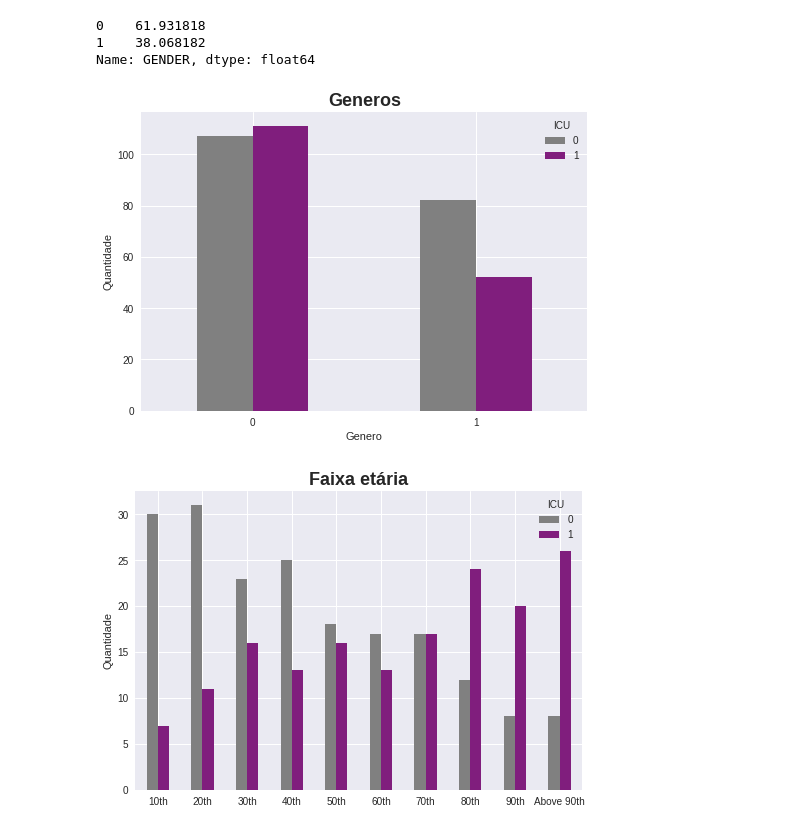
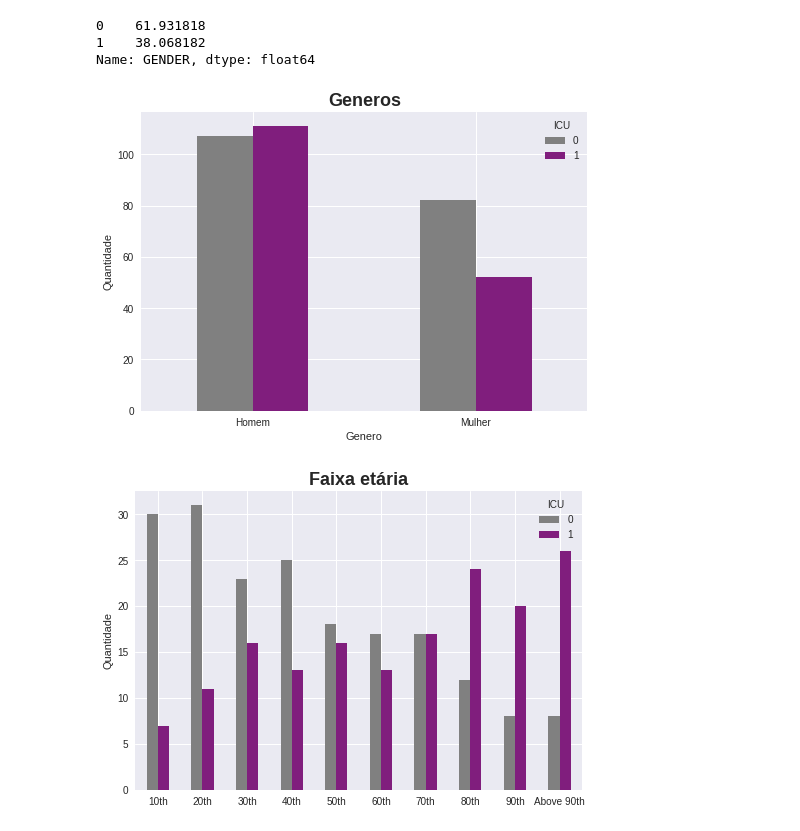
Before and after one commit to JuniorTorresMTJ/Projeto_Todo_mundo_odeia_o_COVID, a Jupyter notebook: notebook/Projeto_Todo_Mundo_Odeia_o_COVID_EDA.ipynb, the cells around one changed output. Cells and saved outputs as stored; diff of their text form; code cells hidden in the pictures.

```diff
--- a/notebook/Projeto_Todo_Mundo_Odeia_o_COVID_EDA.ipynb
+++ b/notebook/Projeto_Todo_Mundo_Odeia_o_COVID_EDA.ipynb
@@ -143,17 +133,17 @@ Name: GENDER, dtype: float64
 # %%
 genero = {0:"mulher",
           1: "homem"}
 
 gender = pd.crosstab(df['GENDER'], df['ICU'])
 ax = gender.plot.bar(color=['grey','#801e7d'] )
 plt.title('Generos',fontdict={'fontsize':18, 'fontweight': 'bold'},)
 plt.ylabel('Quantidade')
 plt.xlabel('Genero')
 plt.xticks(rotation=0)
-
+ax.set_xticklabels(['Homem', 'Mulher'])
 plt.show()
 # %% [output]
-[figure, old version]
+[figure, new version]
 # %%
 age_per = pd.crosstab(df['AGE_PERCENTIL'], df['ICU'])
 # %%
```
Also changed, not shown: parts of 12 cells of this notebook.
